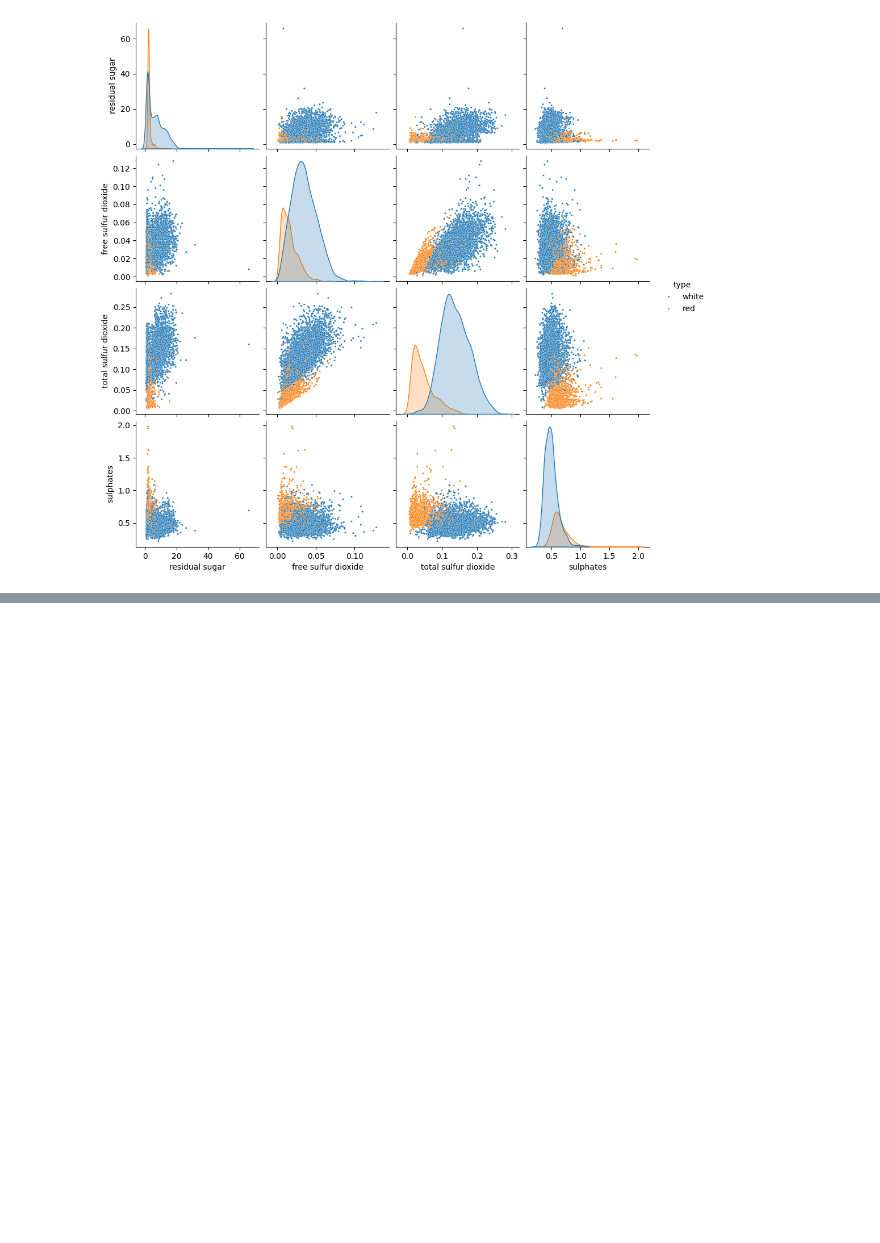
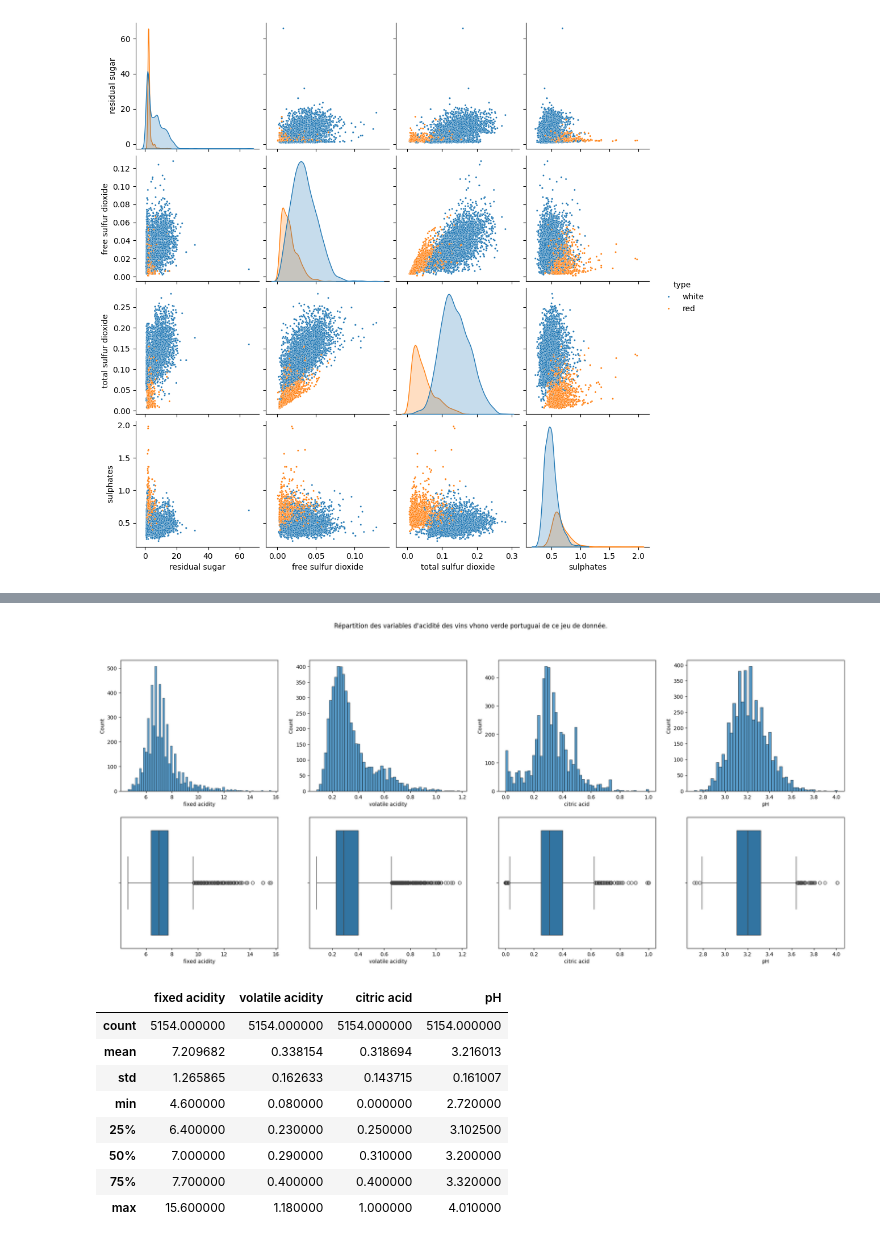
Before and after one commit to fmazur57u/WineTypePrediction, a Jupyter notebook: winePredictionType.ipynb, the cells around one changed output, grey strips where cells are left out. Saved outputs shown, nothing was run; the diff lists cells and outputs as text; code cells hidden in the pictures; blank space fills up the shorter version.

```diff
--- a/winePredictionType.ipynb
+++ b/winePredictionType.ipynb
@@ -528,0 +550,34 @@ On voit qu'on peut commencer à avoir un assez bon modéles avec ces trois varia
+# %%
+fig, ax = plt.subplots(2, 4)
+fig.set_size_inches(25, 10)
+plt.suptitle(
+    "Répartition des variables d'acidité des vins vhono verde portuguai de ce jeu de donnée."
+)
+sns.histplot(data=train_set, x="fixed acidity", ax=ax[0, 0])
+sns.boxplot(data=train_set, x="fixed acidity", ax=ax[1, 0])
+sns.histplot(data=train_set, x="volatile acidity", ax=ax[0, 1])
+sns.boxplot(data=train_set, x="volatile acidity", ax=ax[1, 1])
+sns.histplot(data=train_set, x="citric acid", ax=ax[0, 2])
+sns.boxplot(data=train_set, x="citric acid", ax=ax[1, 2])
+sns.histplot(data=train_set, x="pH", ax=ax[0, 3])
+sns.boxplot(data=train_set, x="pH", ax=ax[1, 3])
+plt.show()
+train_set[
+    [
+        "fixed acidity",
+        "volatile acidity",
+        "citric acid",
+        "pH",
+    ]
+].describe()
+# %% [output]
+[figure, added]
+|  | fixed acidity | volatile acidity | citric acid | pH |
+| count | 5154.000000 | 5154.000000 | 5154.000000 | 5154.000000 |
+| mean | 7.209682 | 0.338154 | 0.318694 | 3.216013 |
+| std | 1.265865 | 0.162633 | 0.143715 | 0.161007 |
+| min | 4.600000 | 0.080000 | 0.000000 | 2.720000 |
+| 25% | 6.400000 | 0.230000 | 0.250000 | 3.102500 |
+| 50% | 7.000000 | 0.290000 | 0.310000 | 3.200000 |
+| 75% | 7.700000 | 0.400000 | 0.400000 | 3.320000 |
+| max | 15.600000 | 1.180000 | 1.000000 | 4.010000 |
```
Also changed, not shown: parts of 26 cells of this notebook.
